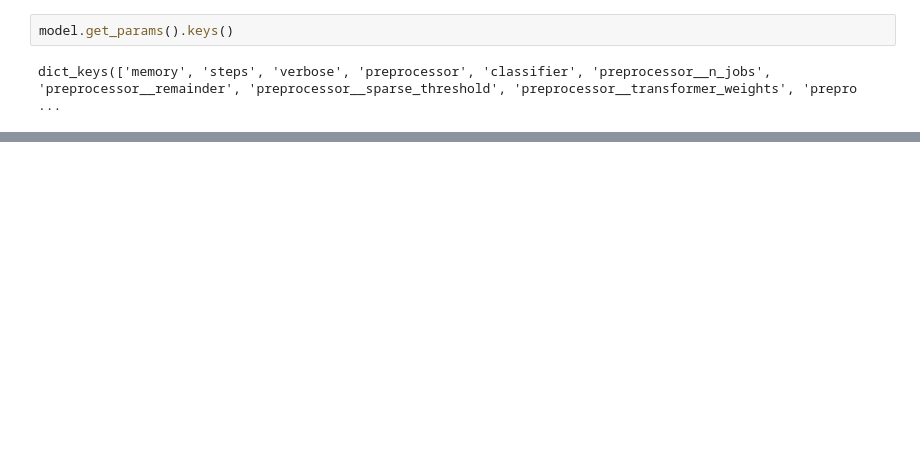
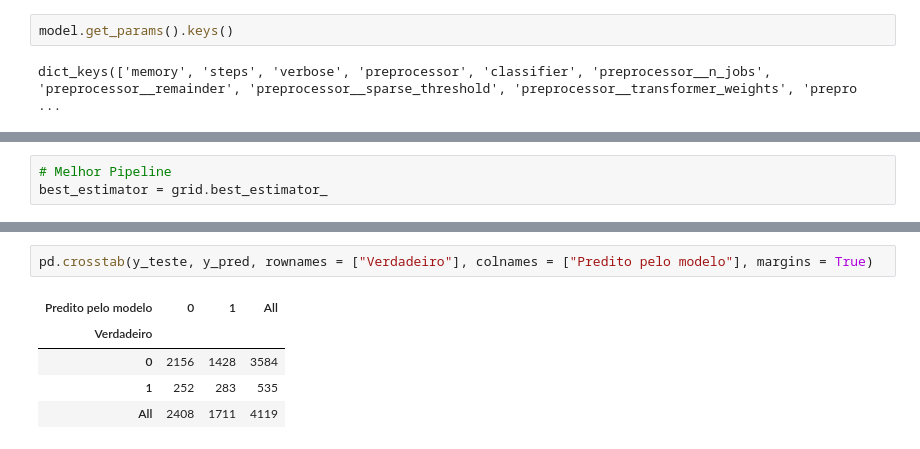
Before and after one commit to barbosarafael/DS_Avancado, a Jupyter notebook: 03Logistica_Gradiente/Logistica_e_Gradiente.ipynb, the cells around one changed output, grey strips where cells are left out. Saved outputs shown, nothing was run; the diff lists cells and outputs as text; blank space fills up the shorter version.

```diff
--- a/03Logistica_Gradiente/Logistica_e_Gradiente.ipynb
+++ b/03Logistica_Gradiente/Logistica_e_Gradiente.ipynb
@@ -287,0 +473,3 @@ params["preprocessor__num__scaler"] = [None, StandardScaler()]
+# %%
+# Melhor Pipeline
+best_estimator = grid.best_estimator_
@@ -287,0 +482,8 @@ params["preprocessor__num__scaler"] = [None, StandardScaler()]
+# %%
+pd.crosstab(y_teste, y_pred, rownames = ["Verdadeiro"], colnames = ["Predito pelo modelo"], margins = True)
+# %% [output]
+| Predito pelo modelo | 0 | 1 | All |
+| Verdadeiro |  |  |  |
+| 0 | 2156 | 1428 | 3584 |
+| 1 | 252 | 283 | 535 |
+| All | 2408 | 1711 | 4119 |
```
Also changed, not shown: parts of 27 cells of this notebook.
